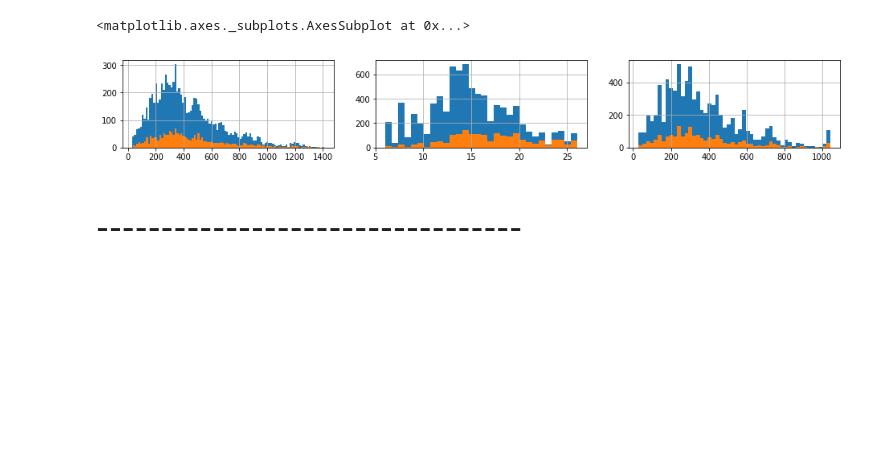
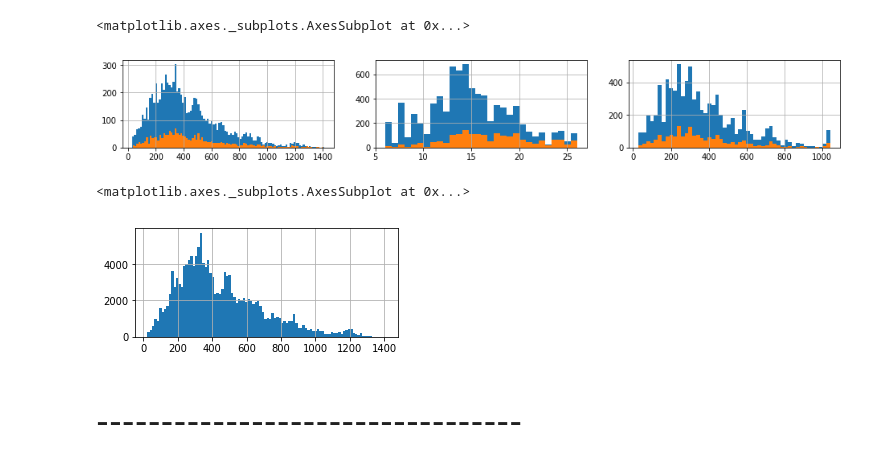
Before and after one commit to Erolino/LendingClub_Loans, a Jupyter notebook: LC_loans.ipynb, the cells around one changed output. Cells and saved outputs as stored; diff of their text form; code cells hidden in the pictures; blank space fills up the shorter version.

Commit message:
finished modeling, left to plot

```diff
--- a/LC_loans.ipynb
+++ b/LC_loans.ipynb
@@ -845,6 +845,13 @@ eng_df['prncp.eng'][eng_df['Loan_response']==1].hist(bins=50)
 # %% [output]
 <matplotlib.axes._subplots.AxesSubplot at 0x...>
 [figure]
+# %%
+plt.subplots(figsize=(16,2))
+plt.subplot(1,3,1)
+eng_df['installment'][eng_df['Loan_response']==2].hist(bins=100)
+# %% [output]
+<matplotlib.axes._subplots.AxesSubplot at 0x...>
+[figure, added]
 # %%
 # xx=len(eng_df['installment'][eng_df['Loan_response']==0])
 # series = eng_df['installment'][eng_df['Loan_response']==0].value_counts() / xx
```
Also changed, not shown: parts of 11 cells of this notebook, 6 other files.
